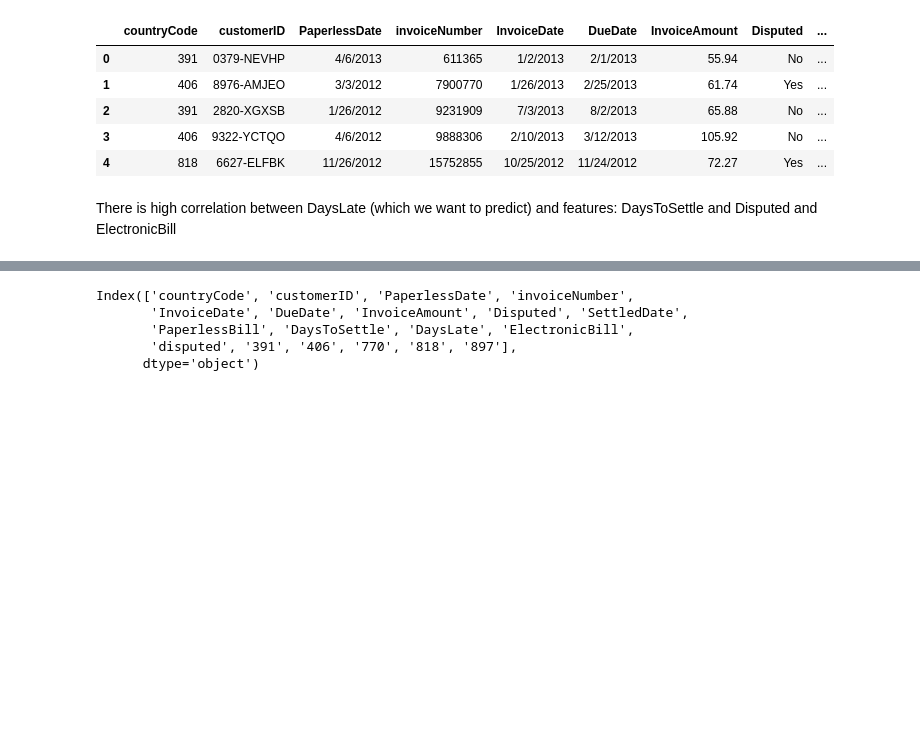
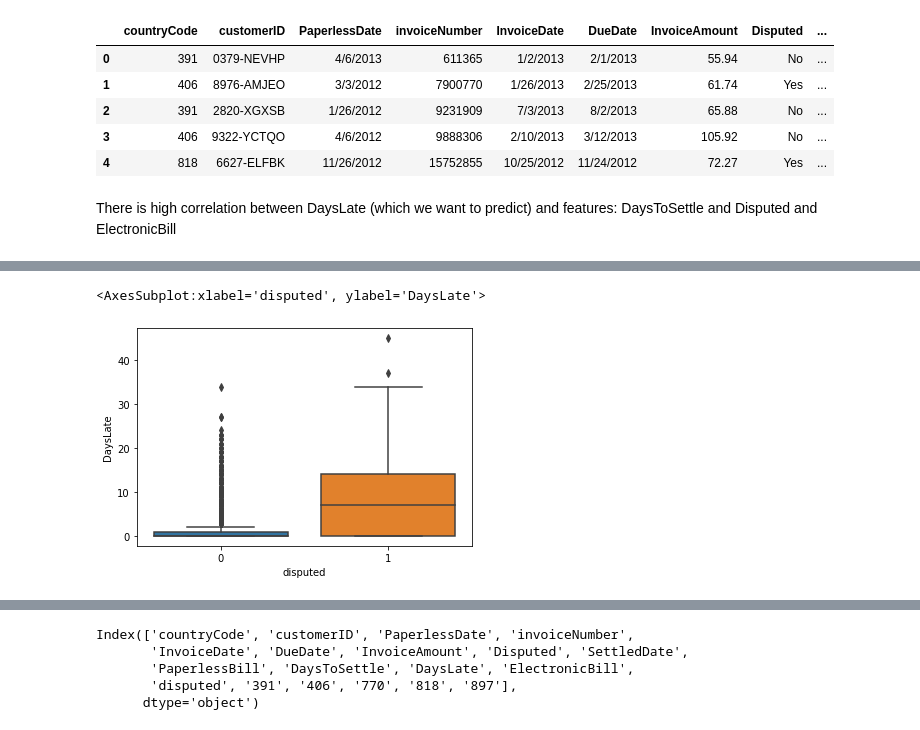
Before and after one commit to Soudihub/Tableau-Project-BI, a Jupyter notebook: regression_models.ipynb, the cells around one changed output, grey strips where cells are left out. Saved outputs shown, nothing was run; the diff lists cells and outputs as text; code cells hidden in the pictures; blank space fills up the shorter version.

```diff
--- a/regression_models.ipynb
+++ b/regression_models.ipynb
@@ -73,0 +75,5 @@ g= sns.heatmap(corremat,annot=True,cmap='viridis',linewidths=.5)
+# %%
+sns.boxplot(x = df.disputed, y = df.DaysLate)
+# %% [output]
+<AxesSubplot:xlabel='disputed', ylabel='DaysLate'>
+[figure, added]
```
Also changed, not shown: parts of 2 cells of this notebook.
